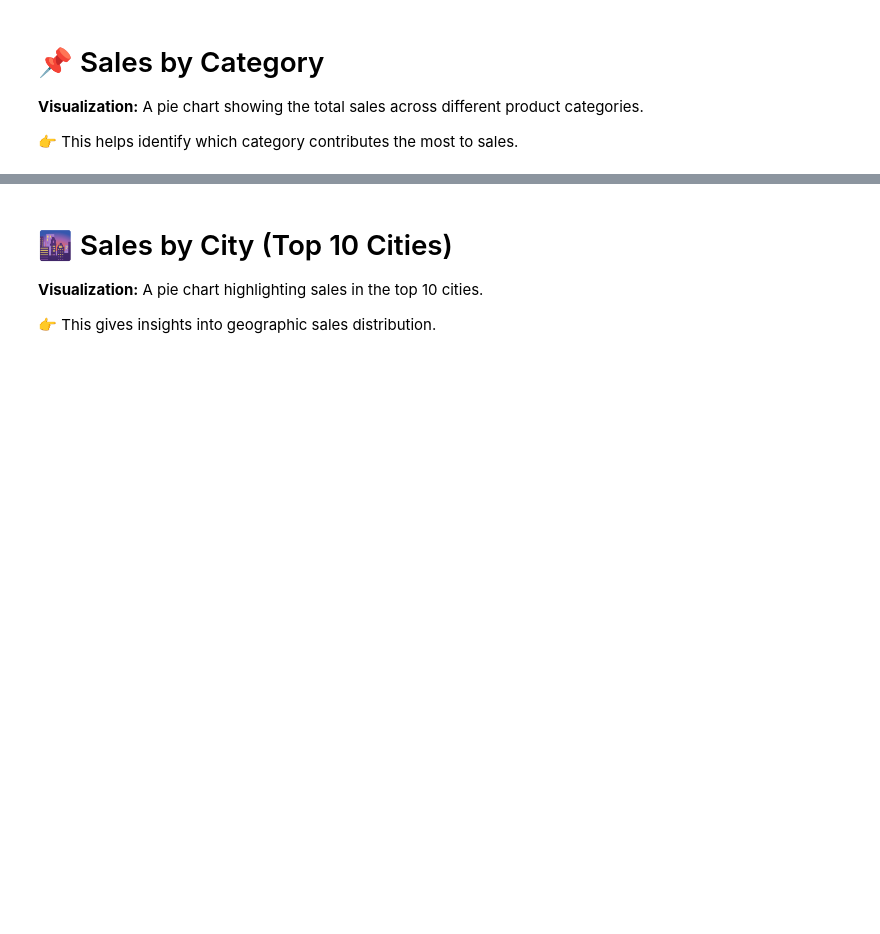
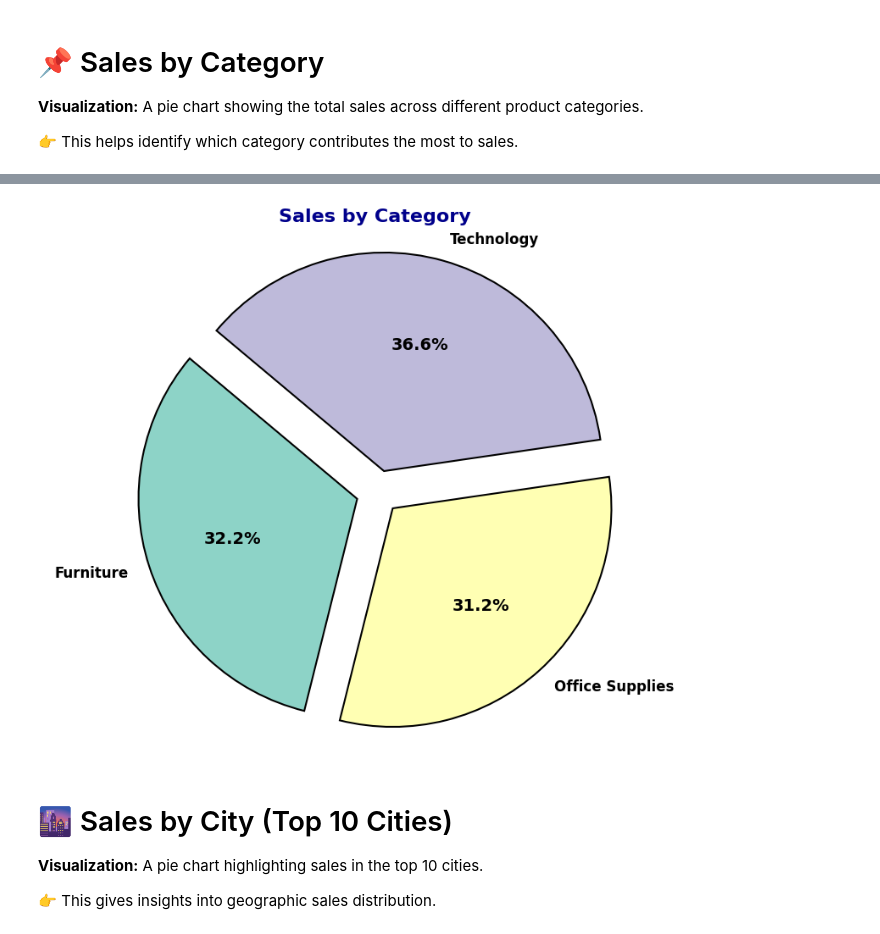
Before and after one commit to maimunul/Mental-Health-Data-Kaggle-Competition-S4-E11, a Jupyter notebook: supermarket-sales-usa-trends-forecasts.ipynb, the cells around one changed output, grey strips where cells are left out. Saved outputs shown, nothing was run; the diff lists cells and outputs as text; code cells hidden in the pictures; blank space fills up the shorter version.

Commit message:
Kaggle Notebook | 🛒 Supermarket Sales (USA) Trends | Forecasts 📊 | Version 3

```diff
--- a/supermarket-sales-usa-trends-forecasts.ipynb
+++ b/supermarket-sales-usa-trends-forecasts.ipynb
@@ -127,6 +127,42 @@ fig1 = px.pie(sales_by_category, names='Category', values='Sales', title='Sales
 fig1.show()
 # %% [output]
 [interactive output not drawn]
+# %%
+import matplotlib.pyplot as plt
+import seaborn as sns
+
+sales_by_category = df.groupby('Category')['Sales'].sum().reset_index()
+
+sns.set_theme(style="white", palette="muted")
+
+fig, ax = plt.subplots(figsize=(10, 8))
+
+colors = sns.color_palette("Set3", len(sales_by_category))
+
+explode = [0.1] * len(sales_by_category)
+
+wedges, texts, autotexts = ax.pie(
+    sales_by_category['Sales'],
+    labels=sales_by_category['Category'],
+    autopct='%1.1f%%',
+    startangle=140,
+    colors=colors,
+    explode=explode,
+    textprops={'fontsize': 12, 'fontweight': 'bold', 'color': 'black'},
+    wedgeprops={'edgecolor': 'black', 'linewidth': 1.5}
+)
+
+for autotext in autotexts:
+    autotext.set_fontsize(14)
+    autotext.set_fontweight('bold')
+
+plt.title('Sales by Category', fontsize=16, fontweight='bold', color='darkblue')
+
+plt.axis('equal')
+
+plt.show()
+# %% [output]
+[figure, added]
 # %% [markdown]
 # 🌆 Sales by City (Top 10 Cities)
 **Visualization:** A pie chart highlighting sales in the top 10 cities.
```
Also changed, not shown: parts of 10 cells of this notebook.
